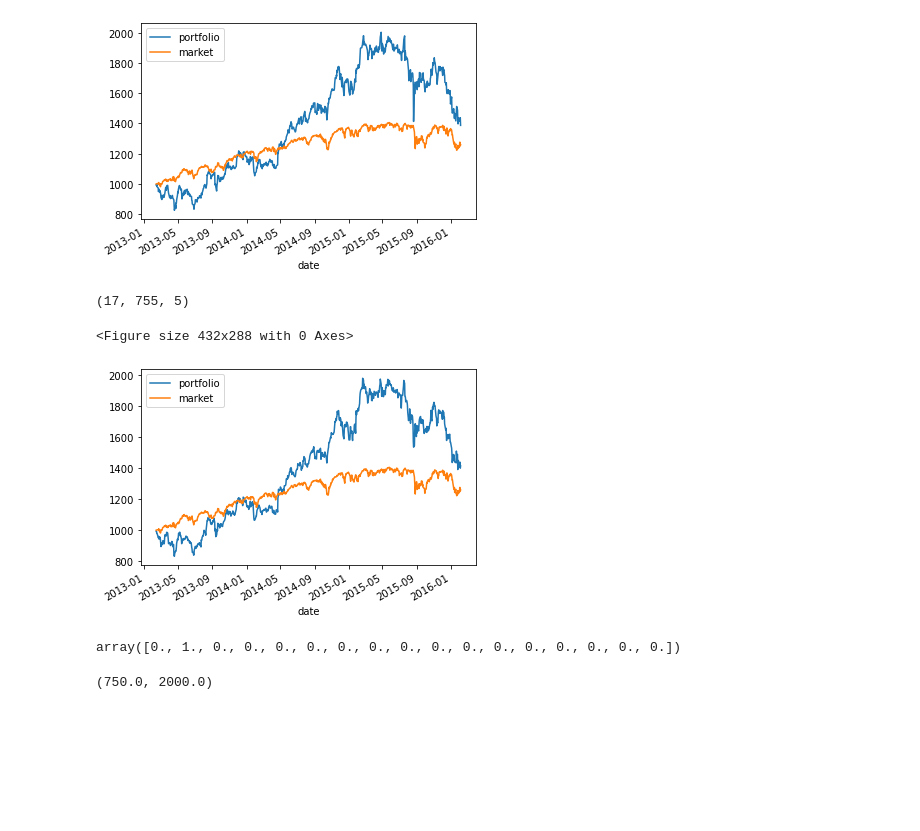
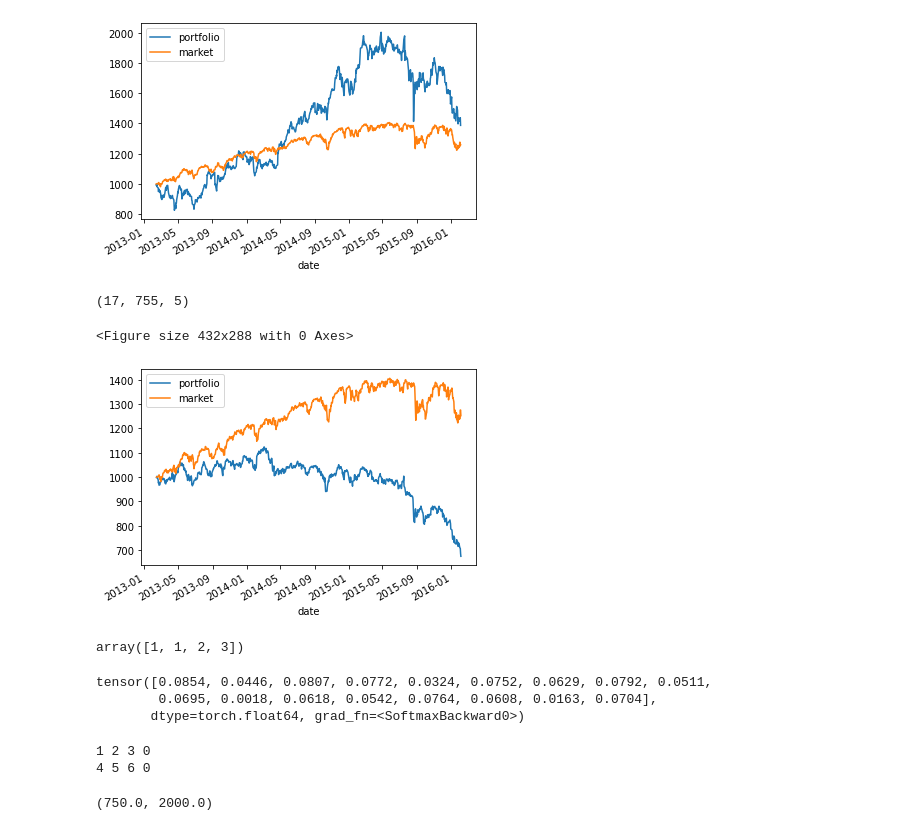
Before and after one commit to ChenYiYuIvan/rl_portfolio_management, a Jupyter notebook: testing.ipynb, the cells around one changed output. Drawn from its saved outputs; the diff is of its cells as text; code cells hidden in the pictures; blank space fills up the shorter version.

```diff
--- a/testing.ipynb
+++ b/testing.ipynb
@@ -52,27 +52,27 @@ p.render()
 # %%
 from src.environments.portfolio_end import PortfolioEnd
 import numpy as np
 
-p = PortfolioEnd("2013-02-12", "2016-02-05", 3, continuous=False)
+p = PortfolioEnd("2013-02-13", "2016-02-05", 4, continuous=False)
 print(p.market.data.shape)
 
 p.reset()
 while True:
-    #action = np.random.rand(17)
-    #action = action / action.sum()
-    action = np.zeros(17)
-    action[1] = 1
+    action = np.random.rand(17)
+    action = action / action.sum()
+    #action = np.zeros(17)
+    #action[1] = 1
     a,b,c,d = p.step(action)
     if c:
         break
 
 p.render()
 # %% [output]
 (17, 755, 5)
 <Figure size 432x288 with 0 Axes>
-[figure, old version]
+[figure, new version]
-# %%
-a1,a2 = a
-a2
-# %% [output]
-array([0., 1., 0., 0., 0., 0., 0., 0., 0., 0., 0., 0., 0., 0., 0., 0., 0.])
+# %%
+import numpy as np
+np.maximum(1, np.array([0,1,2,3]))
+# %% [output]
+array([1, 1, 2, 3])
@@ -79,3 +108,16 @@ array([0., 1., 0., 0., 0., 0., 0., 0., 0., 0., 0., 0., 0., 0., 0., 0., 0.])
+# %%
+out
+# %% [output]
+tensor([0.0854, 0.0446, 0.0807, 0.0772, 0.0324, 0.0752, 0.0629, 0.0792, 0.0511,
+        0.0695, 0.0018, 0.0618, 0.0542, 0.0764, 0.0608, 0.0163, 0.0704],
+       dtype=torch.float64, grad_fn=<SoftmaxBackward0>)
+# %%
+aa = [(1,2,3), (4,5,6)]
+for a in aa:
+    print(*a, 0)
+# %% [output]
+1 2 3 0
+4 5 6 0
 # %%
 import pandas as pd
 
```
Also changed, not shown: parts of 3 cells of this notebook, 9 other files.
